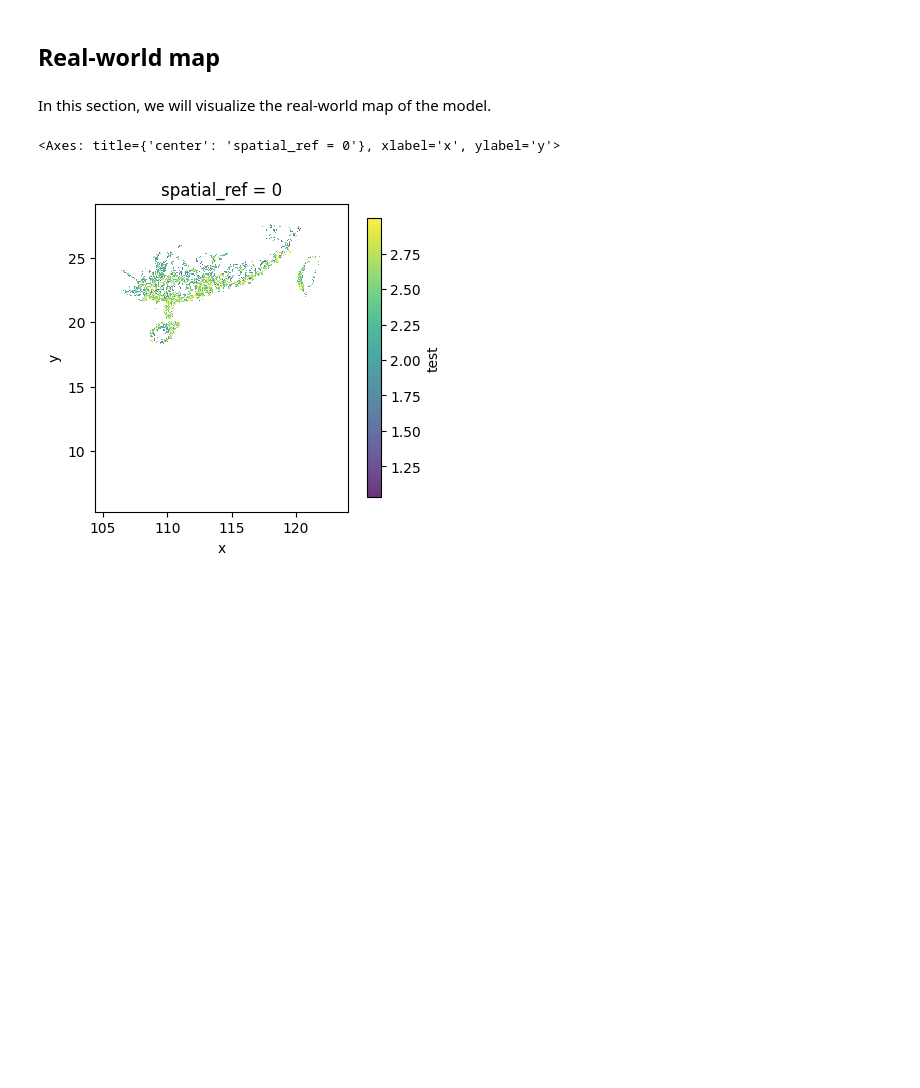
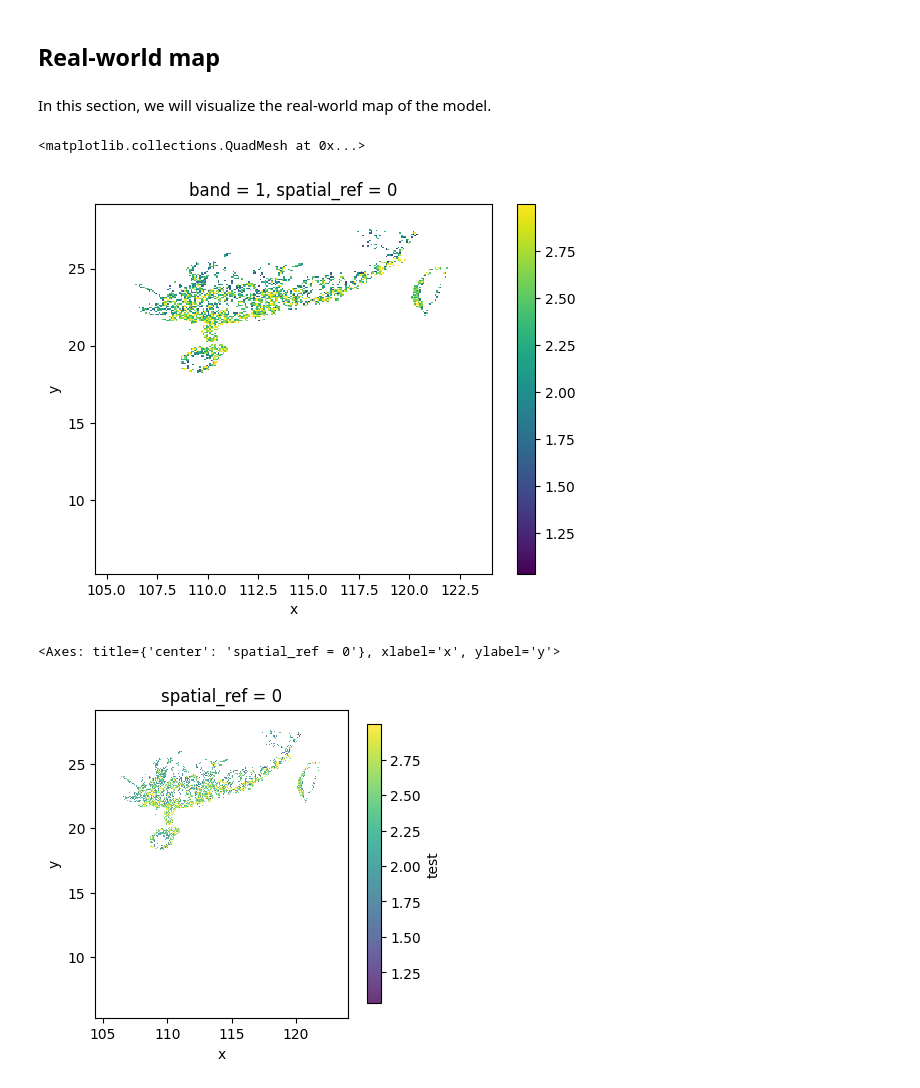
Before and after one commit to ABSESpy/ABSESpy, a Jupyter notebook: docs/tutorial/advanced/viz_model.ipynb, the cells around one changed output. Saved outputs shown, nothing was run; the diff lists cells and outputs as text; code cells hidden in the pictures; blank space fills up the shorter version.

```diff
--- a/docs/tutorial/advanced/viz_model.ipynb
+++ b/docs/tutorial/advanced/viz_model.ipynb
@@ -51,6 +51,15 @@ module.plot.show()
 ## Real-world map
 # %% [markdown]
 In this section, we will visualize the real-world map of the model.
+# %%
+import rioxarray
+from abses.data import load_data
+
+xda = rioxarray.open_rasterio(load_data("farmland.tif"), masked=True)
+xda.plot()
+# %% [output]
+<matplotlib.collections.QuadMesh at 0x...>
+[figure, added]
 # %%
 from abses import MainModel
 from abses.data import load_data
```
Also changed, not shown: parts of 8 cells of this notebook, 4 other files.
